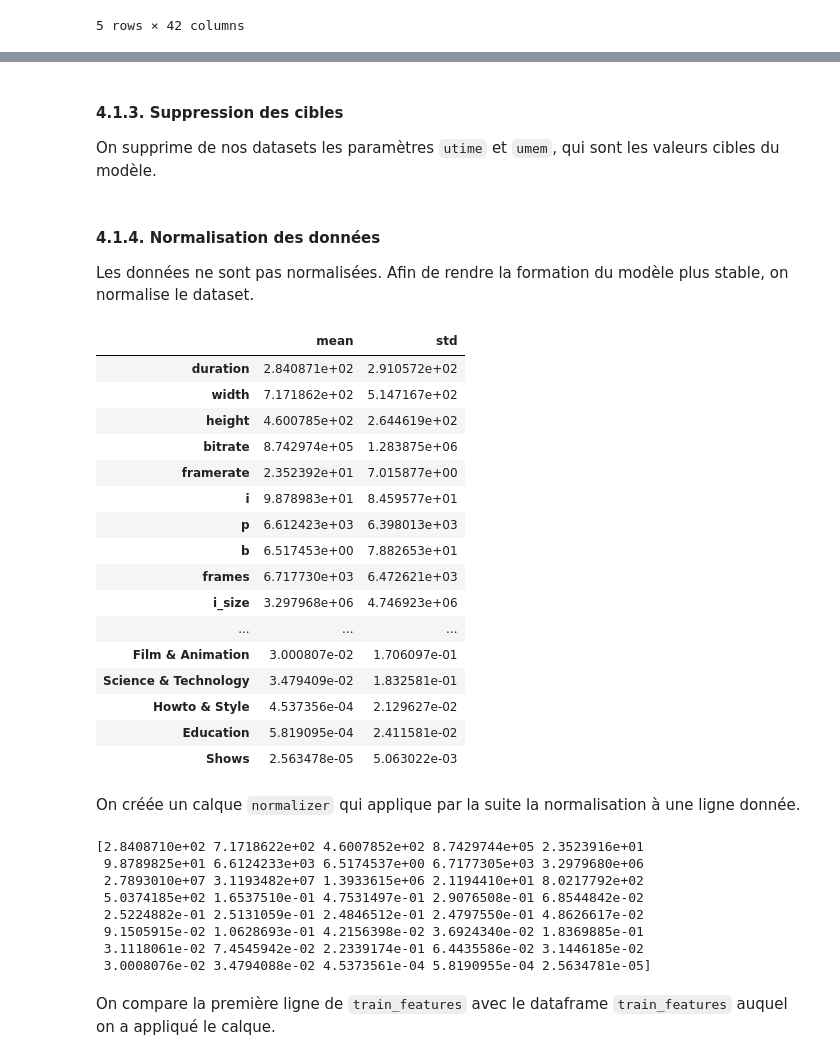
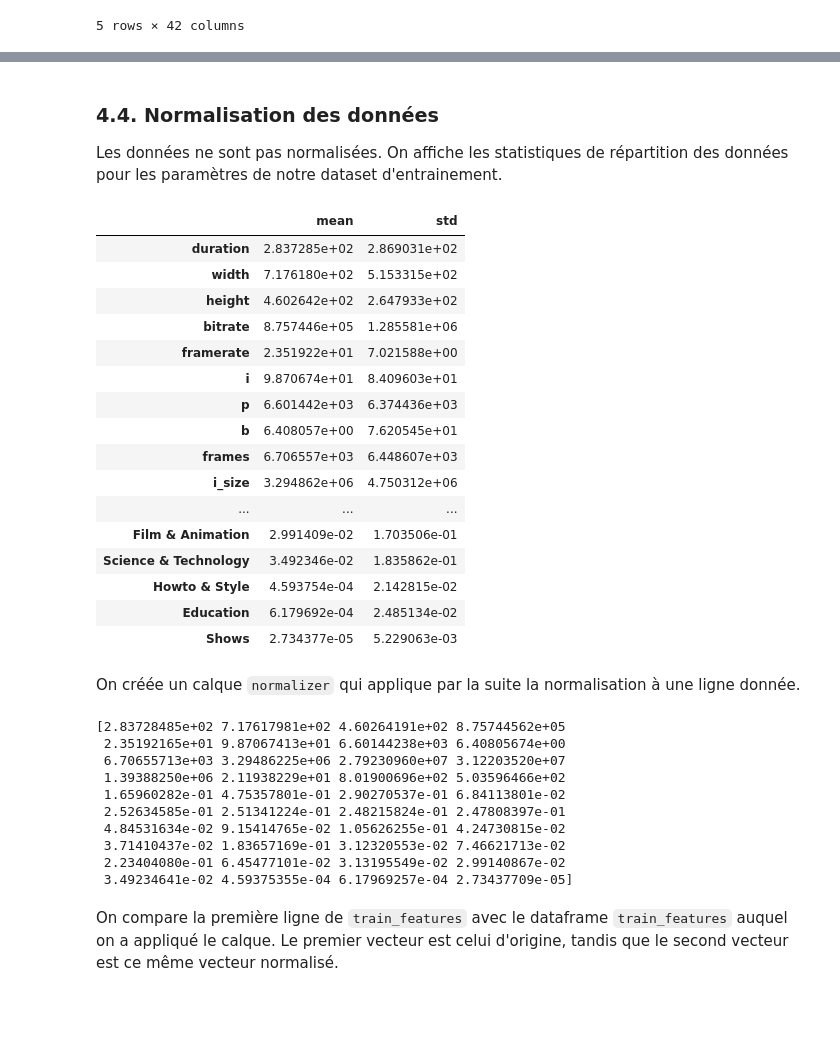
Before and after one commit to Anatole-Lapelerie/ESILV-S7-Python-for-Data-Analysis, a Jupyter notebook: main.ipynb, the cells around one changed output, grey strips where cells are left out. Cells and saved outputs as stored; diff of their text form; code cells hidden in the pictures; blank space fills up the shorter version.

```diff
--- a/main.ipynb
+++ b/main.ipynb
@@ -526,7 +646,7 @@ categories = df_train['category'].unique()
 for category in categories:
     df_train[category] = [1 if (cat == category) else 0 for cat in df_train['category']]
 
-df_train = df_train.drop(['id', 'o_resolution', 'codec', 'o_codec', 'category', 'b_size'], axis=1)
+df_train = df_train.drop(['id', 'codec', 'o_codec', 'category', 'b_size'], axis=1)
 # %%
 df_train.head()
 # %% [output]
@@ -547 +664,8 @@ test_dataset = df_train.drop(train_dataset.index)
+# %%
+from sklearn.model_selection import train_test_split
+
+labels = df_train[["utime", "umem"]]
+features = df_train.drop(["utime", "umem"], axis=1)
+
+train_features, test_features, train_labels, test_labels = train_test_split(features, labels)
 # %%
@@ -567,40 +690,27 @@ test_dataset.head()
-# %% [markdown]
-#### 4.1.3. Suppression des cibles
-
-On supprime de nos datasets les paramètres `utime` et `umem`, qui sont les valeurs cibles du modèle.
-# %%
-train_features = train_dataset.copy()
-test_features = test_dataset.copy()
-
-train_labels_utime = train_features.pop('utime')
-test_labels_utime = test_features.pop('utime')
-
-train_labels_umem = train_features.pop('umem')
-test_labels_umem = test_features.pop('umem')
 # %% [markdown]
-#### 4.1.4. Normalisation des données
+### 4.4. Normalisation des données
 
-Les données ne sont pas normalisées. Afin de rendre la formation du modèle plus stable, on normalise le dataset.
+Les données ne sont pas normalisées. On affiche les statistiques de répartition des données pour les paramètres de notre dataset d'entrainement.
 # %%
-train_dataset.describe().transpose()[['mean', 'std']]
+train_features.describe().transpose()[['mean', 'std']]
 # %% [output]
 |  | mean | std |
-| duration | 2.840871e+02 | 2.910572e+02 |
-| width | 7.171862e+02 | 5.147167e+02 |
-| height | 4.600785e+02 | 2.644619e+02 |
-| bitrate | 8.742974e+05 | 1.283875e+06 |
-| framerate | 2.352392e+01 | 7.015877e+00 |
-| i | 9.878983e+01 | 8.459577e+01 |
-| p | 6.612423e+03 | 6.398013e+03 |
-| b | 6.517453e+00 | 7.882653e+01 |
-| frames | 6.717730e+03 | 6.472621e+03 |
-| i_size | 3.297968e+06 | 4.746923e+06 |
+| duration | 2.837285e+02 | 2.869031e+02 |
+| width | 7.176180e+02 | 5.153315e+02 |
+| height | 4.602642e+02 | 2.647933e+02 |
+| bitrate | 8.757446e+05 | 1.285581e+06 |
+| framerate | 2.351922e+01 | 7.021588e+00 |
+| i | 9.870674e+01 | 8.409603e+01 |
+| p | 6.601442e+03 | 6.374436e+03 |
+| b | 6.408057e+00 | 7.620545e+01 |
+| frames | 6.706557e+03 | 6.448607e+03 |
+| i_size | 3.294862e+06 | 4.750312e+06 |
 | ... | ... | ... |
-| Film & Animation | 3.000807e-02 | 1.706097e-01 |
-| Science & Technology | 3.479409e-02 | 1.832581e-01 |
-| Howto & Style | 4.537356e-04 | 2.129627e-02 |
-| Education | 5.819095e-04 | 2.411581e-02 |
-| Shows | 2.563478e-05 | 5.063022e-03 |
+| Film & Animation | 2.991409e-02 | 1.703506e-01 |
+| Science & Technology | 3.492346e-02 | 1.835862e-01 |
+| Howto & Style | 4.593754e-04 | 2.142815e-02 |
+| Education | 6.179692e-04 | 2.485134e-02 |
+| Shows | 2.734377e-05 | 5.229063e-03 |
 # %% [markdown]
 On créée un calque `normalizer` qui applique par la suite la normalisation à une ligne donnée.
 # %%
@@ -608,16 +718,18 @@ normalizer = preprocessing.Normalization()
 normalizer.adapt(np.array(train_features))
 print(normalizer.mean.numpy())
 # %% [output]
-[2.8408710e+02 7.1718622e+02 4.6007852e+02 8.7429744e+05 2.3523916e+01
- 9.8789825e+01 6.6124233e+03 6.5174537e+00 6.7177305e+03 3.2979680e+06
- 2.7893010e+07 3.1193482e+07 1.3933615e+06 2.1194410e+01 8.0217792e+02
- 5.0374185e+02 1.6537510e-01 4.7531497e-01 2.9076508e-01 6.8544842e-02
- 2.5224882e-01 2.5131059e-01 2.4846512e-01 2.4797550e-01 4.8626617e-02
- 9.1505915e-02 1.0628693e-01 4.2156398e-02 3.6924340e-02 1.8369885e-01
- 3.1118061e-02 7.4545942e-02 2.2339174e-01 6.4435586e-02 3.1446185e-02
- 3.0008076e-02 3.4794088e-02 4.5373561e-04 5.8190955e-04 2.5634781e-05]
+[2.83728485e+02 7.17617981e+02 4.60264191e+02 8.75744562e+05
+ 2.35192165e+01 9.87067413e+01 6.60144238e+03 6.40805674e+00
+ 6.70655713e+03 3.29486225e+06 2.79230960e+07 3.12203520e+07
+ 1.39388250e+06 2.11938229e+01 8.01900696e+02 5.03596466e+02
+ 1.65960282e-01 4.75357801e-01 2.90270537e-01 6.84113801e-02
+ 2.52634585e-01 2.51341224e-01 2.48215824e-01 2.47808397e-01
+ 4.84531634e-02 9.15414765e-02 1.05626255e-01 4.24730815e-02
+ 3.71410437e-02 1.83657169e-01 3.12320553e-02 7.46621713e-02
+ 2.23404080e-01 6.45477101e-02 3.13195549e-02 2.99140867e-02
+ 3.49234641e-02 4.59375355e-04 6.17969257e-04 2.73437709e-05]
 # %% [markdown]
-On compare la première ligne de `train_features` avec le dataframe `train_features` auquel on a appliqué le calque.
+On compare la première ligne de `train_features` avec le dataframe `train_features` auquel on a appliqué le calque. Le premier vecteur est celui d'origine, tandis que le second vecteur est ce même vecteur normalisé.
 # %%
 first = np.array(train_features[:1])
 
```
Also changed, not shown: parts of 130 cells of this notebook.
